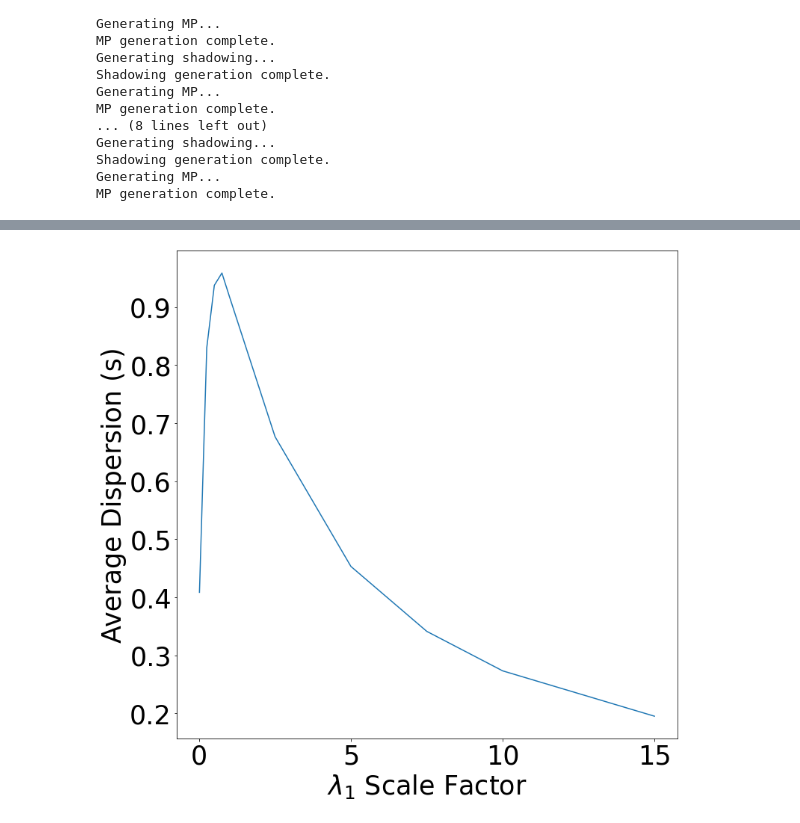
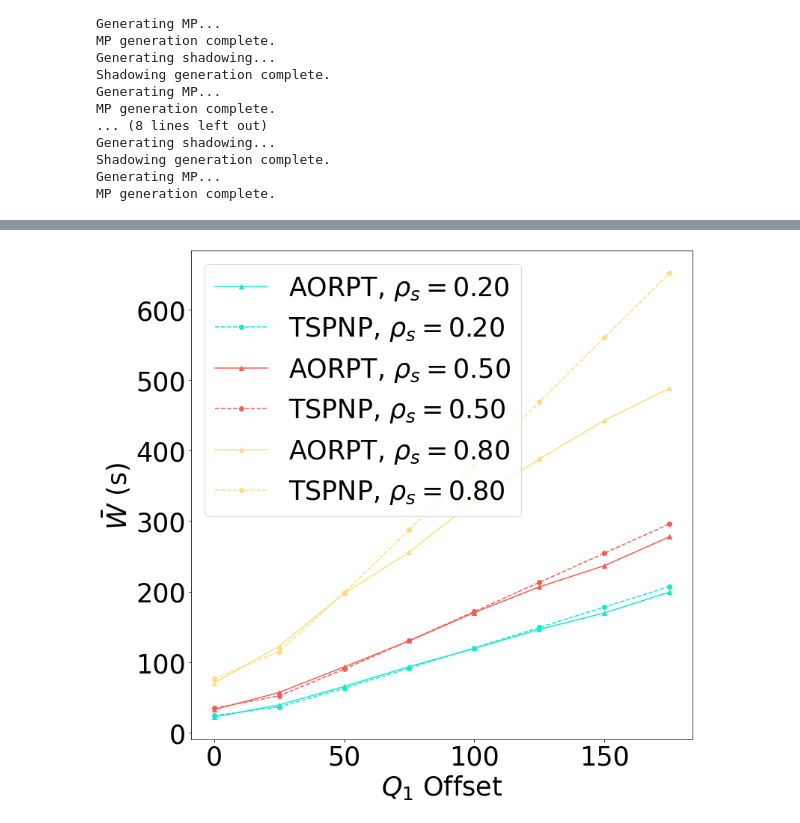
Before and after one commit to zhiyunjiang/CommMotionPlanning, a Jupyter notebook: python/touring_relay/FIG eq tri - policy comparison.ipynb, the cells around one changed output, grey strips where cells are left out. Saved outputs shown, nothing was run; the diff lists cells and outputs as text; code cells hidden in the pictures.

Commit message:
finalize images for first final draft of paper

```diff
--- a/python/touring_relay/FIG eq tri - policy comparison.ipynb
+++ b/python/touring_relay/FIG eq tri - policy comparison.ipynb
@@ -79,7 +79,7 @@ qBase = np.array([c+l_inner*np.array([-(np.sqrt(3)/2), -1/2]), c+(l_inner+l)*np.
                   [25, 25+l_inner], [25, 25+l_inner+l]])
 
 
-sub_regions = [[28,4,25,0],
+sub_regions = [[28,4,30,5],
                [46,22, 25, 0],
                [33, 17, 47, 17]]
 
@@ -101,7 +101,7 @@ p_th = 0.5
 
 bandwidth = 2#leave bandwidth in MHz*1000000#give ourselfes 2MHz of BW
 beta = 1/(r*bandwidth)
-els = [0.1/beta, 0.01/beta, 0.01/beta]
+els = [0.4/beta, 0.05/beta, 0.05/beta]
 # %%
 reload(sim)
 ccs, cfs, true_joint_con_fields, tjcps = sim.create_channels(cps, region, res, GAMMA_TH, sub_regions)
@@ -161,7 +159,7 @@ reload(MRP)
 reload(PS)
 reload(dtr)
 reload(sim)
-
+els = np.array([0.16, 0.02, 0.02])/beta # system traffic is 0.2
 dt_sys = dtr.DTR(pcs, region, els, beta, th = GAMMA_TH, p_th=p_th)
 ps = dt_sys.ps
 # %% [output]
@@ -417,6 +488,6 @@ Finding Markovian AORP
 # %%
-for i in range(len(scales)):
-    print(scales[i])
-    print(aorps[i])
-    print(aorp_markvs[i])
-    print(aorpts[i].seq[:30])
+# for i in range(len(scales)):
+#     print(scales[i])
+#     print(aorps[i])
+#     print(aorp_markvs[i])
+#     print(aorpts[i].seq[:30])
@@ -441,36 +837,38 @@ for i in range(len(scales)):
 # %%
+# fig = plt.figure(figsize=(12,12))
+# plt.plot(l, dispersion)
+# plt.xlabel("$Q_1$ Offset")
+# plt.ylabel("Average Dispersion (s)")
+# plt.show()
+
+# dispersion = np.array(dispersion)
+# conc = 1-dispersion
+# order = np.argsort(conc).tolist()
+
+# fig = plt.figure(figsize=(12,12))
+# W_aorp = np.array(W_aorp)
+# plt.plot(conc[order], W_aorp[order], label="AORP")
+# W_tab = np.array(W_tab)
+# plt.plot(conc[order], W_tab[order],  label="AORPT")
+# W_tspnp = np.array(W_tspnp)
+# plt.plot(conc[order], W_tspnp[order], label="TSPNP")
+# plt.xlabel("Relative Concentration (m)")
+# plt.ylabel("Waiting Time (s)")
+# plt.legend()
+# plt.show()
 fig = plt.figure(figsize=(12,12))
-plt.plot(scales, dispersion)
-plt.xlabel("$\\lambda_1$ Scale Factor")
-plt.ylabel("Average Dispersion (s)")
+for i in range(3):
+    rho_s = sys_ts[i]
+
+    # plt.plot(l, W_aorp, '-s', label="AORP")
+    # plt.plot(l, W_aorp_markovian, '-*', label="AORP Mark")
+    plt.plot(l[:-1], allos_W_tab[i][:-1], '-^', c=sim.COLORS[i], label="AORPT, $\\rho_s=%.2f$"%(rho_s))
+    plt.plot(l[:-1], allos_W_tspnp[i][:-1], '--o', c=sim.COLORS[i], label="TSPNP, $\\rho_s=%.2f$"%(rho_s))
+    plt.xlabel("$Q_1$ Offset")
+    plt.ylabel("$\\bar{W}$ (s)")
+plt.legend()
+# plt.savefig("eq_tri_w_v_offset.png", format='png', bbox_inches='tight')
+# plt.savefig("eq_tri_w_v_offset.eps", format='eps', bbox_inches='tight')
 plt.show()
-
-dispersion = np.array(dispersion)
-conc = 1-dispersion
-order = np.argsort(conc).tolist()
-
-fig = plt.figure(figsize=(12,12))
-W_aorp = np.array(W_aorp)
-plt.plot(conc[order], W_aorp[order], label="AORP")
-W_tab = np.array(W_tab)
-plt.plot(conc[order], W_tab[order],  label="AORPT")
-W_tspnp = np.array(W_tspnp)
-plt.plot(conc[order], W_tspnp[order], label="TSPNP")
-plt.xlabel("Relative Concentration (m)")
-plt.ylabel("Waiting Time (s)")
-plt.legend()
-plt.show()
-
-fig = plt.figure(figsize=(12,12))
-plt.plot(scales, W_aorp, '-s', label="AORP")
-plt.plot(scales, W_aorp_markovian, '-*', label="AORP Markov.")
-plt.plot(scales, W_tab, '-^', label="AORPT")
-plt.plot(scales, W_tspnp, '-o', label="TSPNP")
-plt.xlabel("$\\lambda_1$ Scale Factor")
-plt.ylabel("Waiting Time (s)")
-plt.legend()
-plt.savefig("eq_tri_w_v_scale.png", format='png', bbox_inches='tight')
-plt.savefig("eq_tri_w_v_scale.eps", format='eps', bbox_inches='tight')
-plt.show()
 # %% [output]
-[figure, old version]
+[figure, new version]
```
Also changed, not shown: parts of 32 cells of this notebook, 12 other files.
